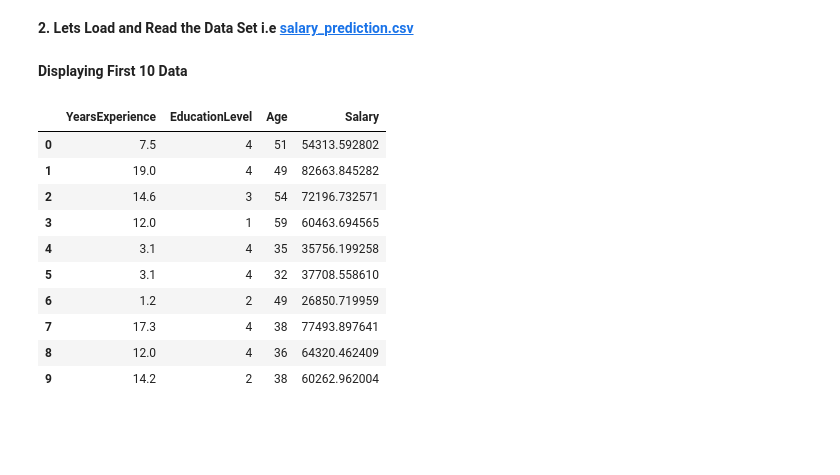
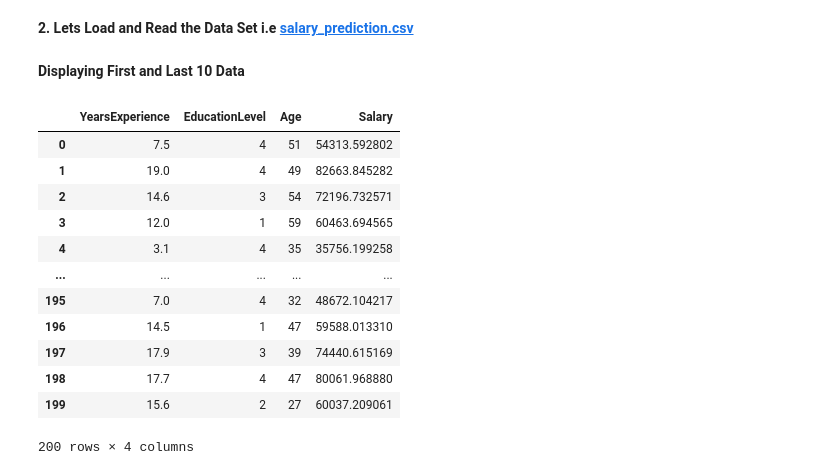
Before and after one commit to rn-byte/Salary_prediction, a Jupyter notebook: Data_Science_Expo.ipynb, the cells around one changed output. Drawn from its saved outputs; the diff is of its cells as text; code cells hidden in the pictures; blank space fills up the shorter version.

```diff
--- a/Data_Science_Expo.ipynb
+++ b/Data_Science_Expo.ipynb
@@ -19,19 +25,21 @@ Libraries Imported
 #Loading and Reading CSV File
 df=pd.read_csv('/content/salary_prediction.csv')
 # %% [markdown]
-**Displaying First 10 Data**
+**Displaying First and Last 10 Data**
 # %%
 #Displaing/ printing First 10 Data
-df.head(10)
+df
 # %% [output]
 |  | YearsExperience | EducationLevel | Age | Salary |
 | 0 | 7.5 | 4 | 51 | 54313.592802 |
 | 1 | 19.0 | 4 | 49 | 82663.845282 |
 | 2 | 14.6 | 3 | 54 | 72196.732571 |
 | 3 | 12.0 | 1 | 59 | 60463.694565 |
 | 4 | 3.1 | 4 | 35 | 35756.199258 |
-| 5 | 3.1 | 4 | 32 | 37708.558610 |
-| 6 | 1.2 | 2 | 49 | 26850.719959 |
-| 7 | 17.3 | 4 | 38 | 77493.897641 |
-| 8 | 12.0 | 4 | 36 | 64320.462409 |
-| 9 | 14.2 | 2 | 38 | 60262.962004 |
+| ... | ... | ... | ... | ... |
+| 195 | 7.0 | 4 | 32 | 48672.104217 |
+| 196 | 14.5 | 1 | 47 | 59588.013310 |
+| 197 | 17.9 | 3 | 39 | 74440.615169 |
+| 198 | 17.7 | 4 | 47 | 80061.968880 |
+| 199 | 15.6 | 2 | 27 | 60037.209061 |
+200 rows × 4 columns
```
Also changed, not shown: parts of 17 cells of this notebook.
